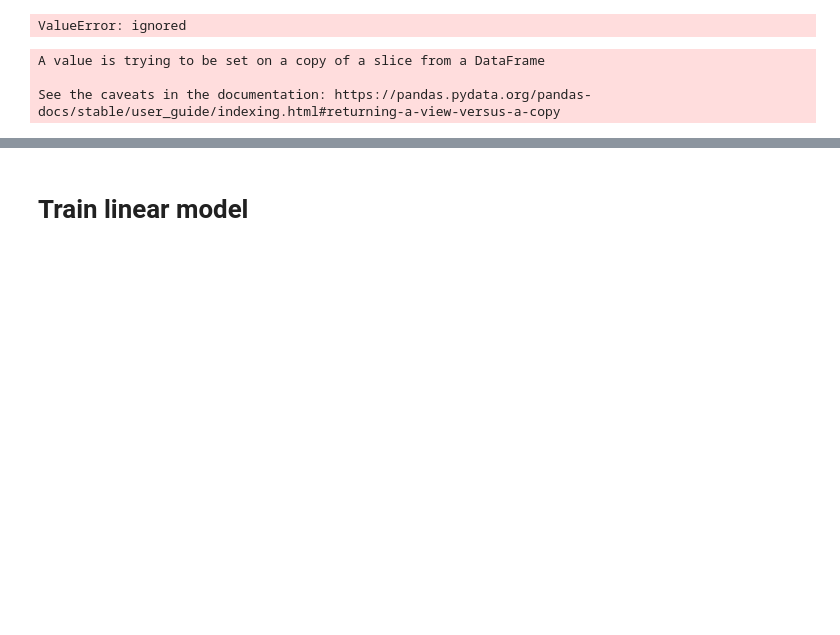
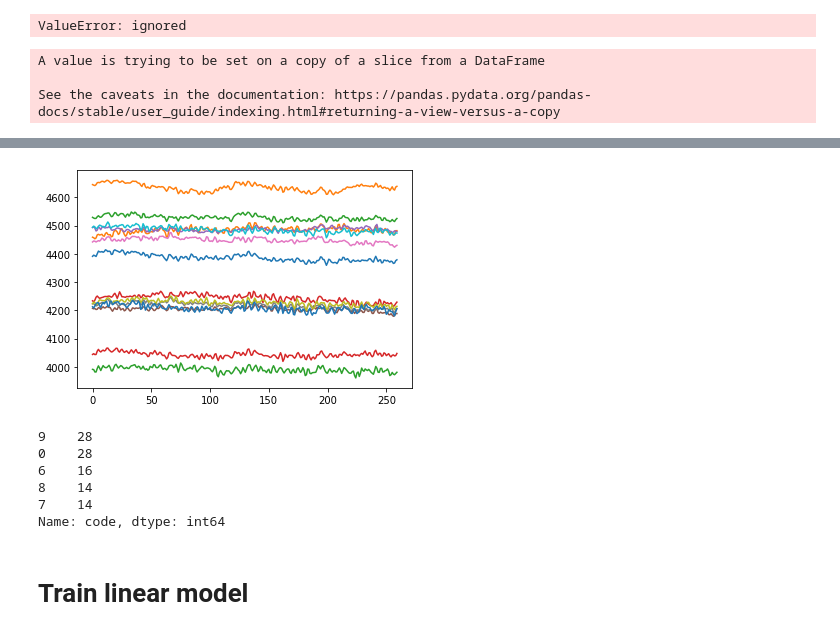
Before and after one commit to IImbryk/NMA_MindBigData, a Jupyter notebook: mnist_for_brain.ipynb, the cells around one changed output, grey strips where cells are left out. Drawn from its saved outputs; the diff is of its cells as text; code cells hidden in the pictures; blank space fills up the shorter version.

```diff
--- a/mnist_for_brain.ipynb
+++ b/mnist_for_brain.ipynb
@@ -162,3 +230,18 @@ See the caveats in the documentation: https://pandas.pydata.org/pandas-docs/stab
+# %%
+plt.figure()
+for i in data_EP1_copy.query('code==8').index:
+  plt.plot(data_EP1_copy['data'][i])
+# %% [output]
+[figure, added]
+# %%
+data_EP1_copy['code'].value_counts()
+# %% [output]
+9    28
+0    28
+6    16
+8    14
+7    14
+Name: code, dtype: int64
 # %%
 # # фильтрация - пока не нужна!
 # from scipy.interpolate import Rbf
```
Also changed, not shown: parts of 12 cells of this notebook.
